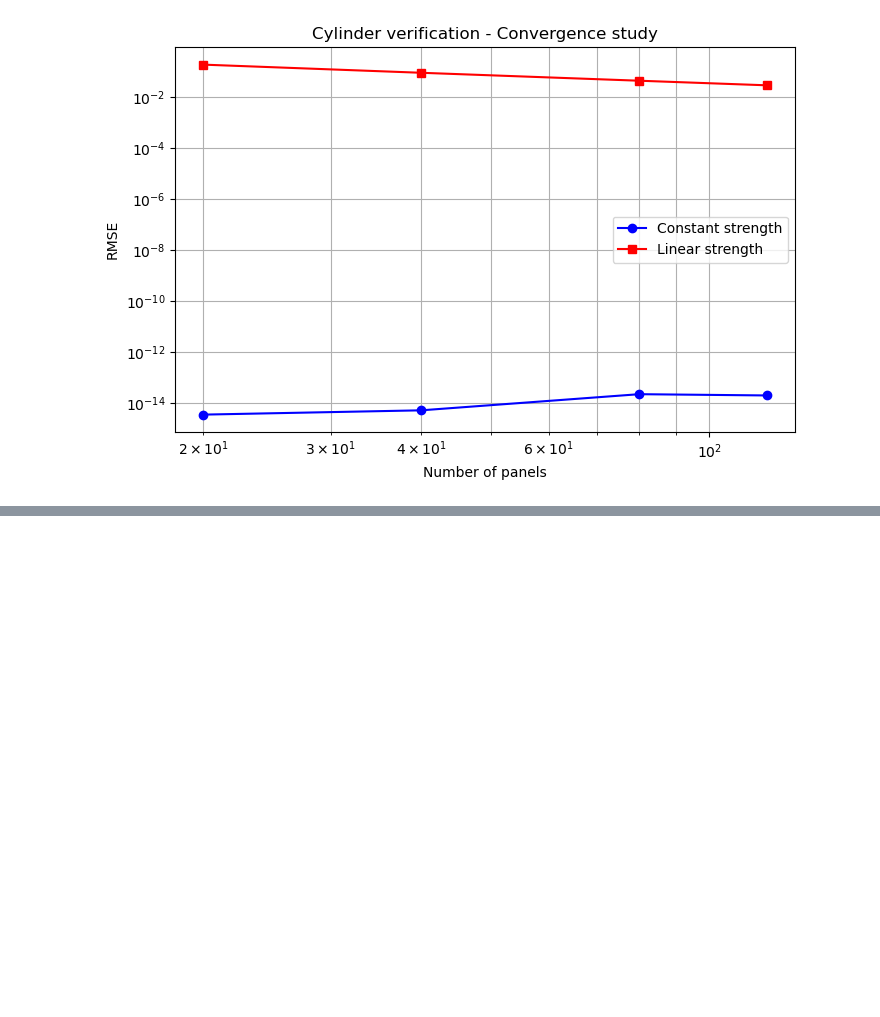
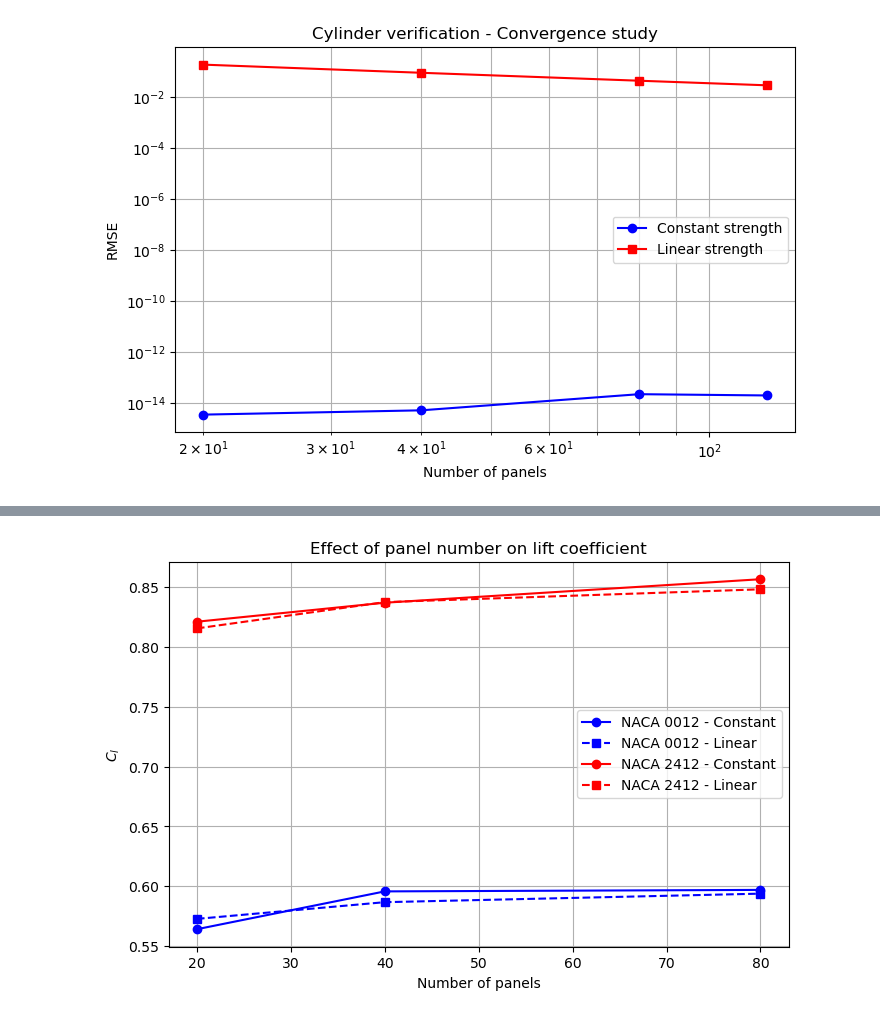
Before and after one commit to ashishbhole/AE611_2026, a Jupyter notebook: sc26m019 vignesh aero assign.ipynb, the cells around one changed output, grey strips where cells are left out. Saved outputs shown, nothing was run; the diff lists cells and outputs as text; code cells hidden in the pictures; blank space fills up the shorter version.

```diff
--- a/sc26m019 vignesh aero assign.ipynb
+++ b/sc26m019 vignesh aero assign.ipynb
@@ -923,0 +1011,77 @@ Panels: 120 | Constant RMSE: 0 | Linear RMSE: 0.0288
+# %%
+
+# Study the effect of panel number
+
+panel_numbers = [20, 40, 80]
+alpha = np.radians(5)
+
+Cl_constant_0012 = []
+Cl_linear_0012 = []
+
+Cl_constant_2412 = []
+Cl_linear_2412 = []
+
+for N in panel_numbers:
+
+    # NACA 0012
+    XB, YB = naca4_boundary_points('0012', N, spacing='cosine')
+
+    result0 = vortex_panel_method_0(XB, YB, alpha)
+    result1 = vortex_panel_method_1(XB, YB, alpha)
+
+    Cl_constant_0012.append(result0[3])
+    Cl_linear_0012.append(result1[3])
+
+    # NACA 2412
+    XB, YB = naca4_boundary_points('2412', N, spacing='cosine')
+
+    result0 = vortex_panel_method_0(XB, YB, alpha)
+    result1 = vortex_panel_method_1(XB, YB, alpha)
+
+    Cl_constant_2412.append(result0[3])
+    Cl_linear_2412.append(result1[3])
+
+
+print("Effect of panel number")
+print("----------------------")
+
+for i, N in enumerate(panel_numbers):
+
+    print("Panels:", N)
+    print("NACA 0012 constant:", fmt(Cl_constant_0012[i]))
+    print("NACA 0012 linear:", fmt(Cl_linear_0012[i]))
+    print("NACA 2412 constant:", fmt(Cl_constant_2412[i]))
+    print("NACA 2412 linear:", fmt(Cl_linear_2412[i]))
+    print()
+
+
+# Plot lift coefficient against panel number
+plt.figure(figsize=(8, 5))
+
+plt.plot(
+    panel_numbers, Cl_constant_0012,
+    'bo-', label='NACA 0012 - Constant'
+)
+
+plt.plot(
+    panel_numbers, Cl_linear_0012,
+    'bs--', label='NACA 0012 - Linear'
+)
+
+plt.plot(
+    panel_numbers, Cl_constant_2412,
+    'ro-', label='NACA 2412 - Constant'
+)
+
+plt.plot(
+    panel_numbers, Cl_linear_2412,
+    'rs--', label='NACA 2412 - Linear'
+)
+
+plt.xlabel("Number of panels")
+plt.ylabel("$C_l$")
+plt.title("Effect of panel number on lift coefficient")
+plt.legend()
+plt.grid()
+plt.show()
+# %% [output]
@@ -923,0 +1107 @@ Panels: 120 | Constant RMSE: 0 | Linear RMSE: 0.0288
+[figure, added]
```
Also changed, not shown: parts of 3 cells of this notebook.
